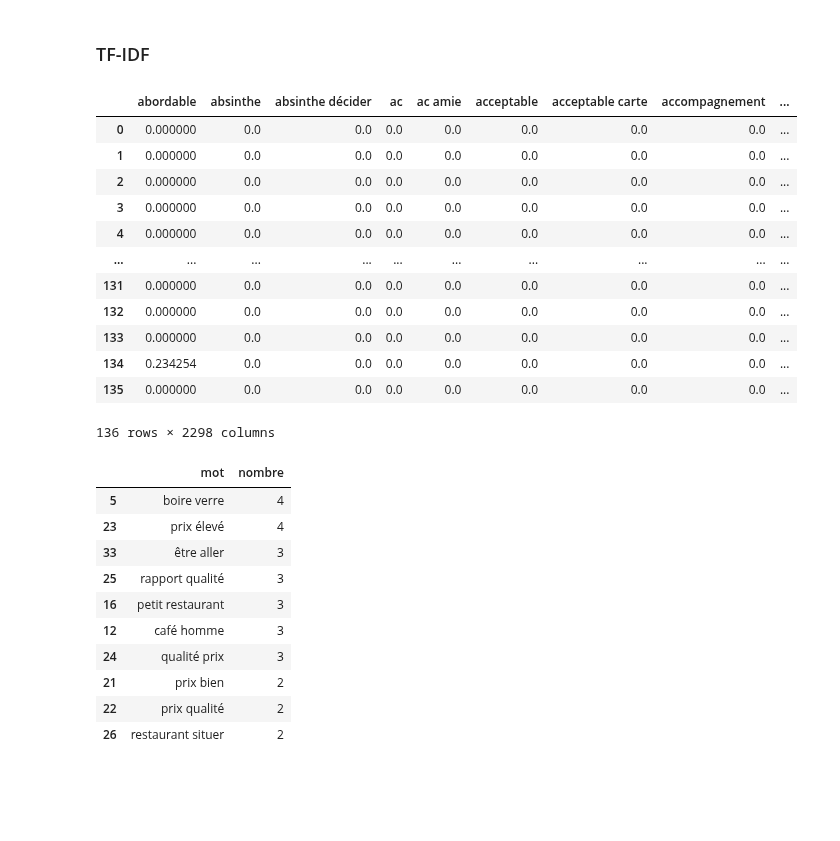
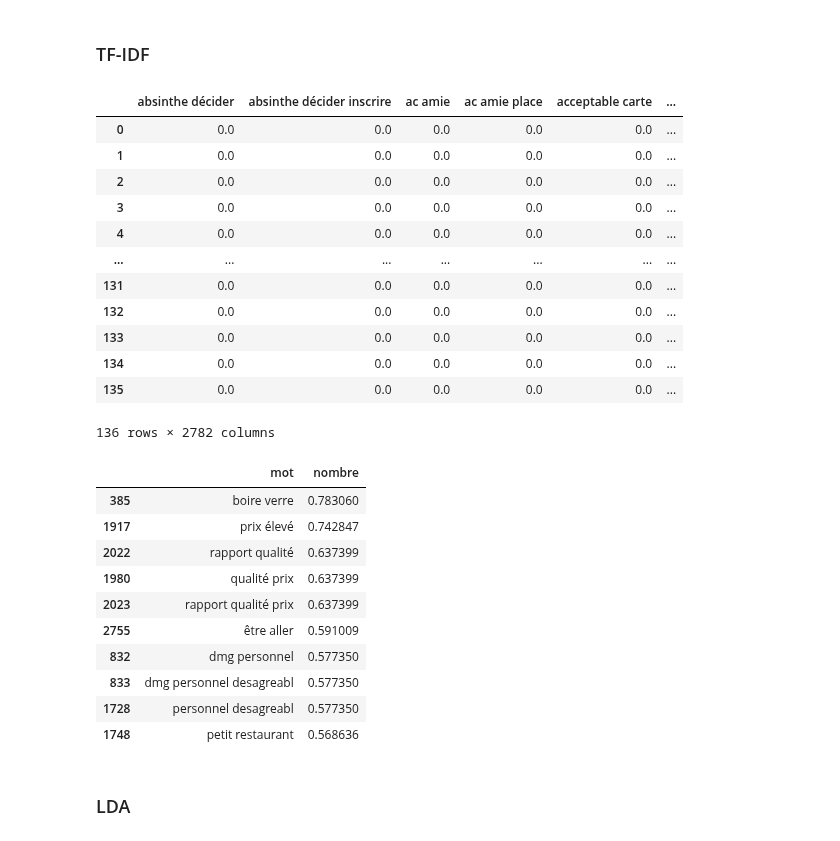
Before and after one commit to Abdess/avis_restau, a Jupyter notebook: P6_01_notebook.ipynb, the cells around one changed output. Saved outputs shown, nothing was run; the diff lists cells and outputs as text; code cells hidden in the pictures; blank space fills up the shorter version.

```diff
--- a/P6_01_notebook.ipynb
+++ b/P6_01_notebook.ipynb
@@ -322,42 +325,46 @@ Effectuer un pré-traitement de données non structurées pour obtenir un jeu de
 # %% [markdown]
 ### TF-IDF
 # %%
-tfidf_vectorizer = TfidfVectorizer(ngram_range=(1, 2),
-                                binary=True)
+tfidf_vectorizer = TfidfVectorizer(ngram_range=(2, 3), min_df=1, binary=True)
 X_tfidf = tfidf_vectorizer.fit_transform(df_bad_reviews["cleaned"])
 
-df_tfidf_bad_reviews = pd.DataFrame(X_tfidf.toarray(),
-                                  columns=tfidf_vectorizer.get_feature_names_out())
+df_tfidf_bad_reviews = pd.DataFrame(
+    X_tfidf.toarray(), columns=tfidf_vectorizer.get_feature_names_out())
 df_tfidf_bad_reviews
 # %% [output]
-|  | abordable | absinthe | absinthe décider | ac | ac amie | acceptable | acceptable carte | accompagnement | ... |
-| 0 | 0.000000 | 0.0 | 0.0 | 0.0 | 0.0 | 0.0 | 0.0 | 0.0 | ... |
-| 1 | 0.000000 | 0.0 | 0.0 | 0.0 | 0.0 | 0.0 | 0.0 | 0.0 | ... |
-| 2 | 0.000000 | 0.0 | 0.0 | 0.0 | 0.0 | 0.0 | 0.0 | 0.0 | ... |
-| 3 | 0.000000 | 0.0 | 0.0 | 0.0 | 0.0 | 0.0 | 0.0 | 0.0 | ... |
-| 4 | 0.000000 | 0.0 | 0.0 | 0.0 | 0.0 | 0.0 | 0.0 | 0.0 | ... |
-| ... | ... | ... | ... | ... | ... | ... | ... | ... | ... |
-| 131 | 0.000000 | 0.0 | 0.0 | 0.0 | 0.0 | 0.0 | 0.0 | 0.0 | ... |
-| 132 | 0.000000 | 0.0 | 0.0 | 0.0 | 0.0 | 0.0 | 0.0 | 0.0 | ... |
-| 133 | 0.000000 | 0.0 | 0.0 | 0.0 | 0.0 | 0.0 | 0.0 | 0.0 | ... |
-| 134 | 0.234254 | 0.0 | 0.0 | 0.0 | 0.0 | 0.0 | 0.0 | 0.0 | ... |
-| 135 | 0.000000 | 0.0 | 0.0 | 0.0 | 0.0 | 0.0 | 0.0 | 0.0 | ... |
+|  | absinthe décider | absinthe décider inscrire | ac amie | ac amie place | acceptable carte | ... |
+| 0 | 0.0 | 0.0 | 0.0 | 0.0 | 0.0 | ... |
+| 1 | 0.0 | 0.0 | 0.0 | 0.0 | 0.0 | ... |
+| 2 | 0.0 | 0.0 | 0.0 | 0.0 | 0.0 | ... |
+| 3 | 0.0 | 0.0 | 0.0 | 0.0 | 0.0 | ... |
+| 4 | 0.0 | 0.0 | 0.0 | 0.0 | 0.0 | ... |
+| ... | ... | ... | ... | ... | ... | ... |
+| 131 | 0.0 | 0.0 | 0.0 | 0.0 | 0.0 | ... |
+| 132 | 0.0 | 0.0 | 0.0 | 0.0 | 0.0 | ... |
+| 133 | 0.0 | 0.0 | 0.0 | 0.0 | 0.0 | ... |
+| 134 | 0.0 | 0.0 | 0.0 | 0.0 | 0.0 | ... |
+| 135 | 0.0 | 0.0 | 0.0 | 0.0 | 0.0 | ... |
-136 rows × 2298 columns
+136 rows × 2782 columns
 # %%
 tfidf_word_counts = np.array(np.sum(X_tfidf, axis=0)).reshape((-1, ))
 tfidf_top_words = np.array(tfidf_vectorizer.get_feature_names_out())
 
-df_tfidf_top_words = pd.DataFrame({"mot": top_words, "nombre": word_counts})
+df_tfidf_top_words = pd.DataFrame({
+    "mot": tfidf_top_words,
+    "nombre": tfidf_word_counts
+})
 df_tfidf_top_words.sort_values(by="nombre", ascending=False).head(10)
 # %% [output]
 |  | mot | nombre |
-| 5 | boire verre | 4 |
-| 23 | prix élevé | 4 |
-| 33 | être aller | 3 |
-| 25 | rapport qualité | 3 |
-| 16 | petit restaurant | 3 |
-| 12 | café homme | 3 |
-| 24 | qualité prix | 3 |
-| 21 | prix bien | 2 |
-| 22 | prix qualité | 2 |
-| 26 | restaurant situer | 2 |
+| 385 | boire verre | 0.783060 |
+| 1917 | prix élevé | 0.742847 |
+| 2022 | rapport qualité | 0.637399 |
+| 1980 | qualité prix | 0.637399 |
+| 2023 | rapport qualité prix | 0.637399 |
+| 2755 | être aller | 0.591009 |
+| 832 | dmg personnel | 0.577350 |
+| 833 | dmg personnel desagreabl | 0.577350 |
+| 1728 | personnel desagreabl | 0.577350 |
+| 1748 | petit restaurant | 0.568636 |
+# %% [markdown]
+### LDA
```
Also changed, not shown: parts of 3 cells of this notebook.
